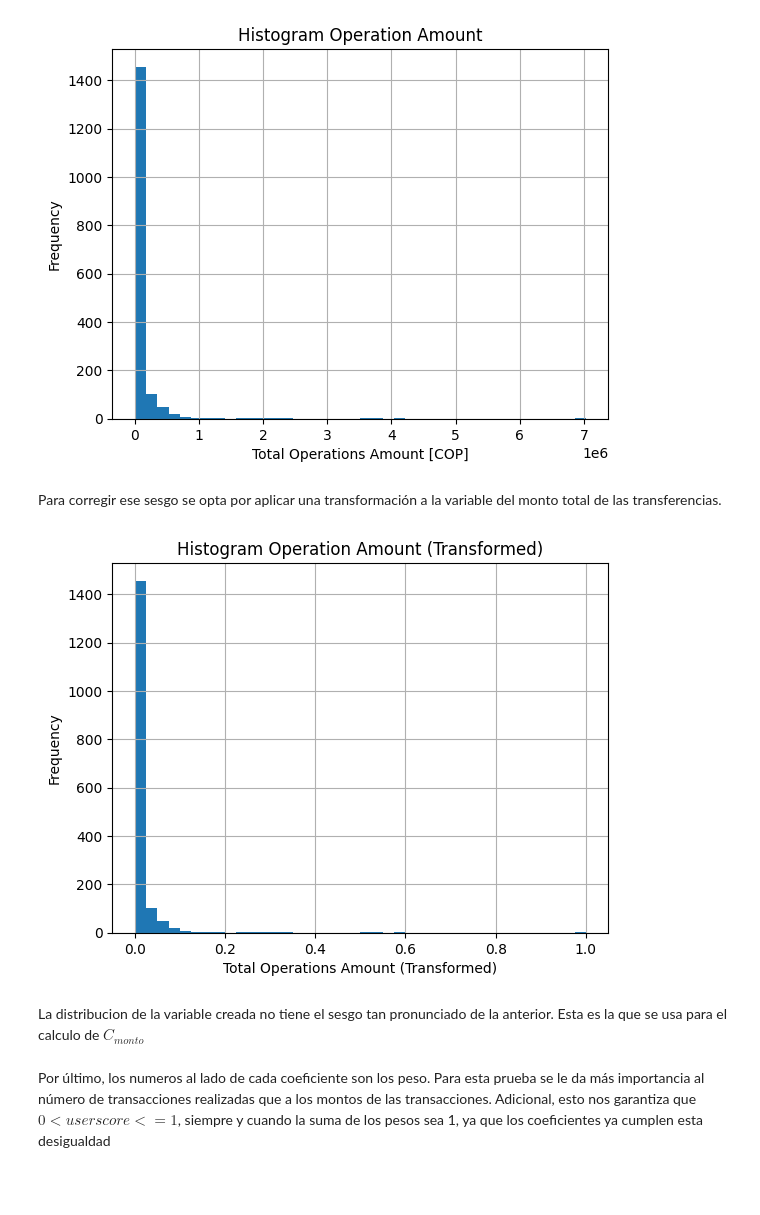
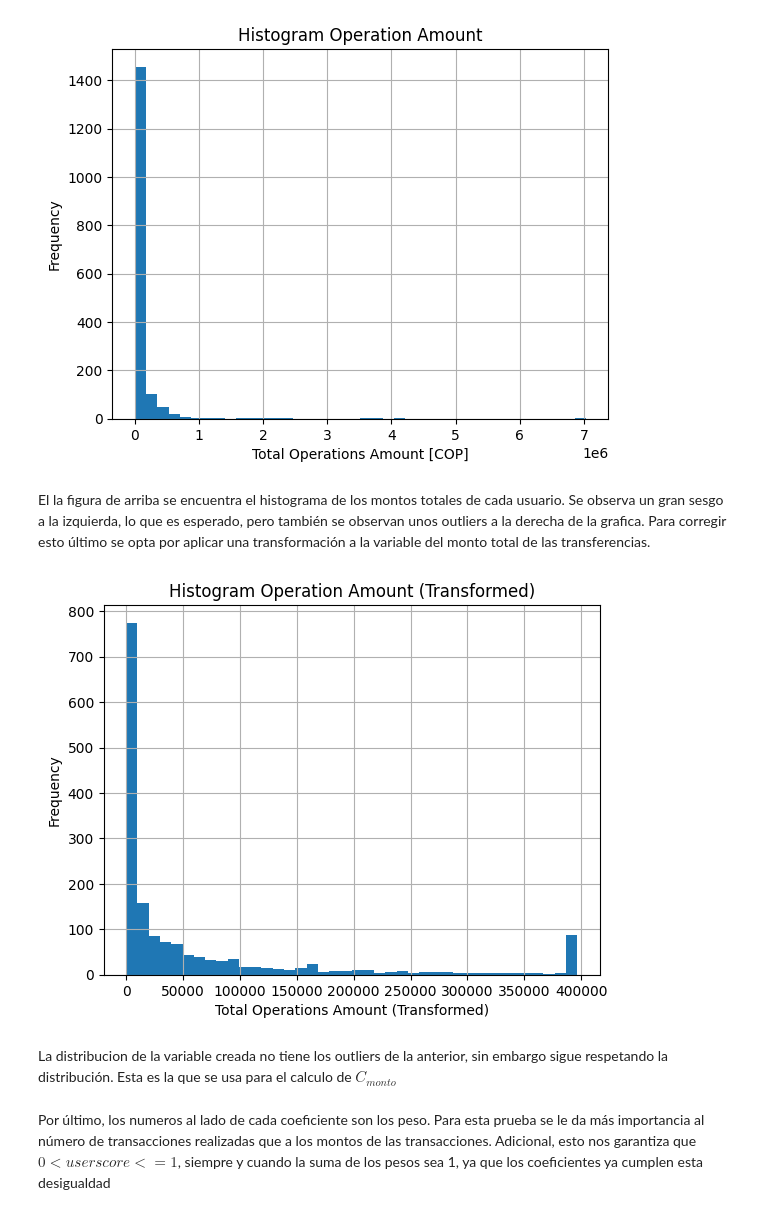
Before and after one commit to victoralcadi/prueba_coink, a Jupyter notebook: PruebaCoink.ipynb, the cells around one changed output. Drawn from its saved outputs; the diff is of its cells as text; code cells hidden in the pictures; blank space fills up the shorter version.

```diff
--- a/PruebaCoink.ipynb
+++ b/PruebaCoink.ipynb
@@ -97,25 +97,29 @@ plt.title('Histogram Operation Amount')
 plt.show()
 # %% [output]
 [figure]
-# %% [markdown]
-Para corregir ese sesgo se opta por aplicar una transformación a la variable del monto total de las transferencias.
+# %% [markdown]
+El la figura de arriba se encuentra el histograma de los montos totales de cada usuario. Se observa un gran sesgo a la izquierda, lo que es esperado, pero también se observan unos outliers a la derecha de la grafica. Para corregir esto último se opta por aplicar una transformación a la variable del monto total de las transferencias.
 # %%
-## Normalizacion y comprobacion de la misma
+## Winsorizacion y comprobacion de la misma
 
-# Importacion y aplicacion de la funcion
-from scipy.stats import boxcox
-#grouped_df['operation_trans'], _ = boxcox(grouped_df[('operation_value', 'sum')])
-grouped_df['operation_trans'] = (grouped_df[('operation_value', 'sum')] - grouped_df[('operation_value', 'sum')].min()) \
-    / (grouped_df[('operation_value', 'sum')].max() - grouped_df[('operation_value', 'sum')].min())
-# Plot histograma del monto total de las transferencias de cada usuario transformado
+from scipy.stats.mstats import winsorize
+
+# Definine el rango (percentiles) del recorte.
+# Notese que a los que estan en este percentil van a tener la maxina calificacion
+winsorize_percentile = 0.05
+
+# Aplica Winsorization a la cola de arriba.
+grouped_df['operation_trans'] = winsorize(grouped_df[('operation_value', 'sum')], limits=[None, winsorize_percentile])
+
+## Plot histograma del monto total de las transferencias de cada usuario (transformado)
 grouped_df['operation_trans'].hist(bins = 40)
 
 # Añade etiquetas y titulo
 plt.xlabel('Total Operations Amount (Transformed)')
 plt.ylabel('Frequency')
 plt.title('Histogram Operation Amount (Transformed)')
 plt.show()
 # %% [output]
-[figure, old version]
+[figure, new version]
 # %% [markdown]
-La distribucion de la variable creada no tiene el sesgo tan pronunciado de la anterior. Esta es la que se usa para el calculo de $C_{monto}$
+La distribucion de la variable creada no tiene los outliers de la anterior, sin embargo sigue respetando la distribución. Esta es la que se usa para el calculo de $C_{monto}$
```
Also changed, not shown: parts of 31 cells of this notebook.
